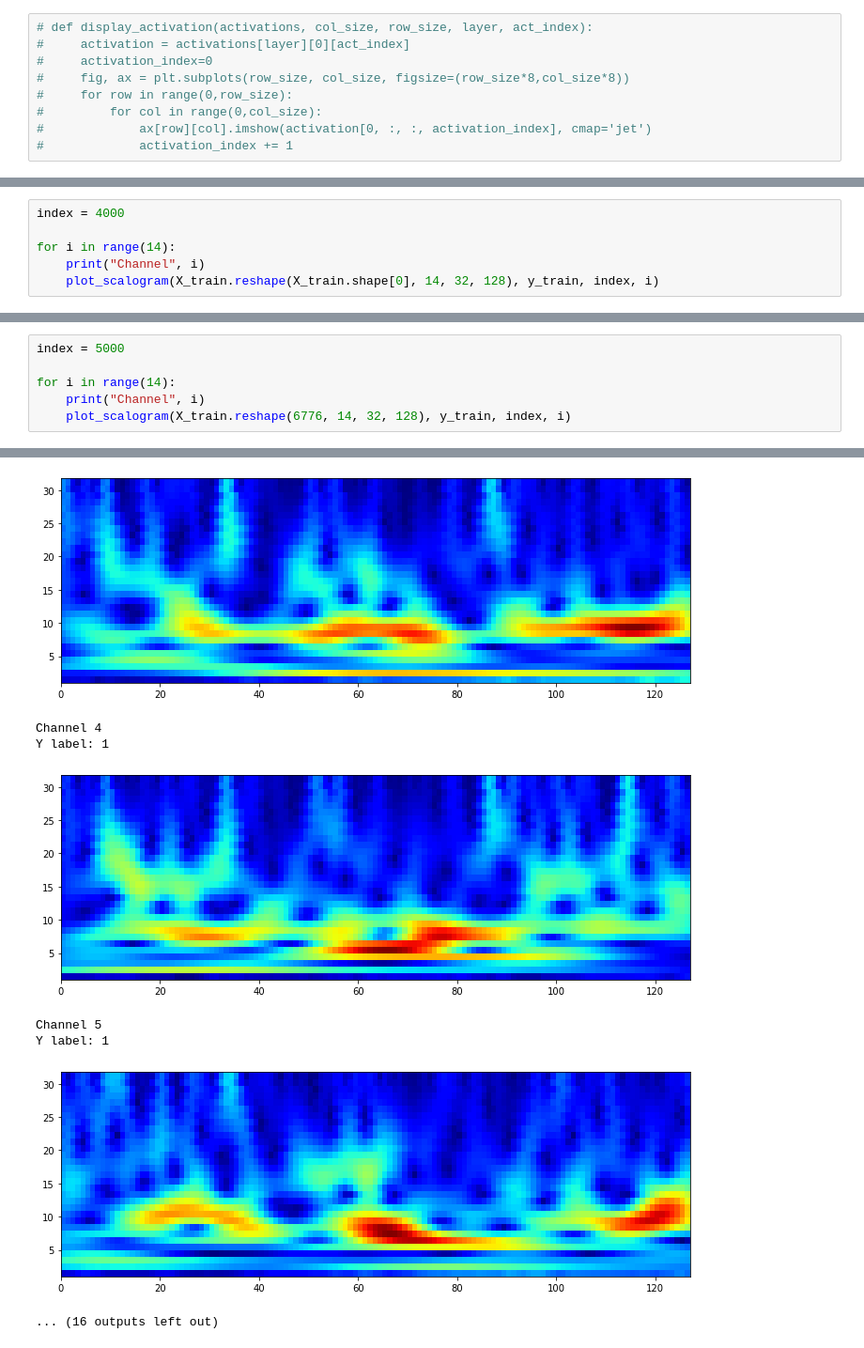
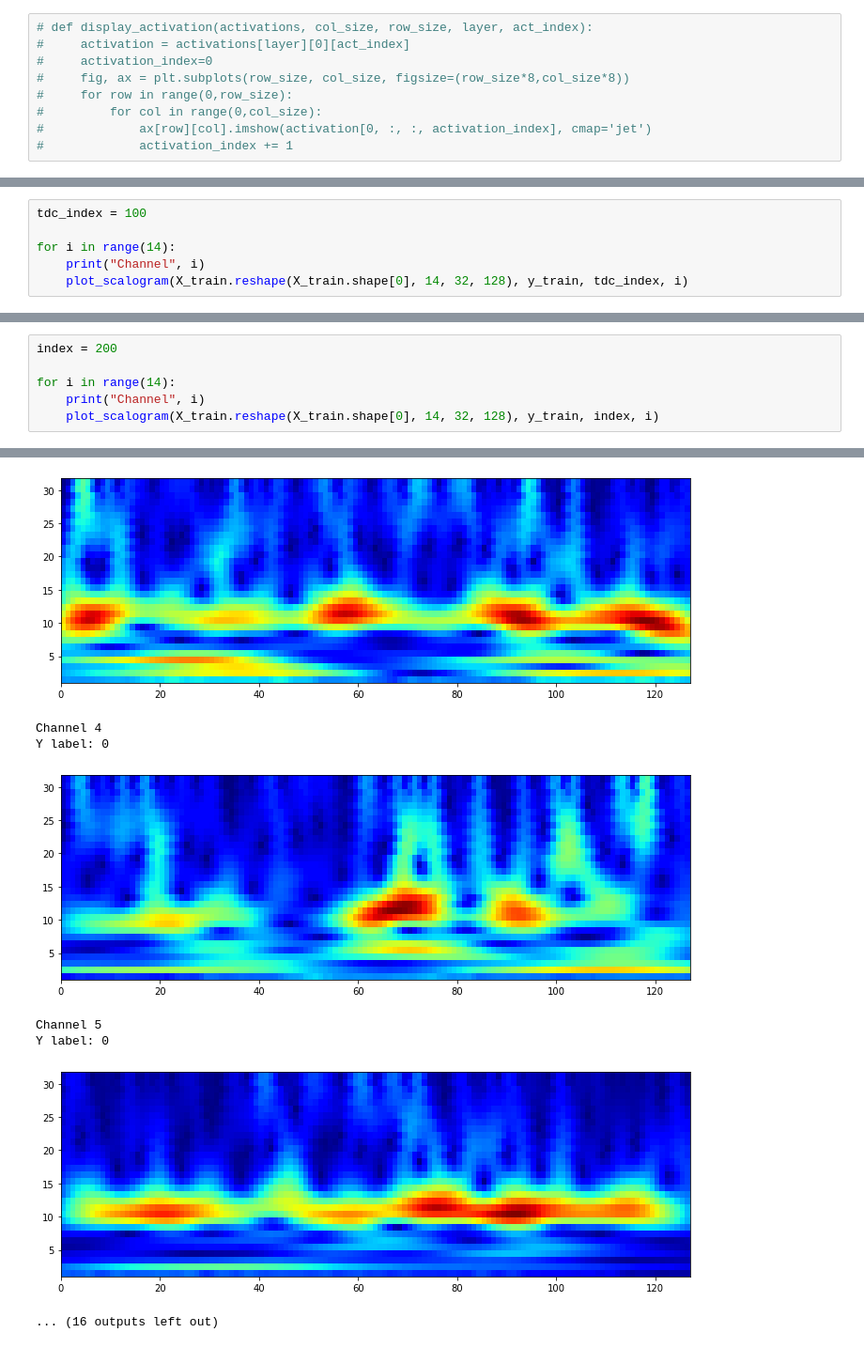
Before and after one commit to Koda98/CSE247-project, a Jupyter notebook: CNN_3D.ipynb, the cells around one changed output, grey strips where cells are left out. Shown at 94% size. Drawn from its saved outputs; the diff is of its cells as text.

```diff
--- a/CNN_3D.ipynb
+++ b/CNN_3D.ipynb
@@ -359,8 +368,8 @@ def display_activation(activations, col_size, row_size, layer, channel):
 # %%
-index = 4000
+tdc_index = 100
 
 for i in range(14):
     print("Channel", i)
-    plot_scalogram(X_train.reshape(X_train.shape[0], 14, 32, 128), y_train, index, i)
+    plot_scalogram(X_train.reshape(X_train.shape[0], 14, 32, 128), y_train, tdc_index, i)
 # %% [output]
 Channel 0
@@ -402,8 +414,8 @@ Prediction: 0.0
 # %%
-index = 5000
+index = 200
 
 for i in range(14):
     print("Channel", i)
-    plot_scalogram(X_train.reshape(6776, 14, 32, 128), y_train, index, i)
+    plot_scalogram(X_train.reshape(X_train.shape[0], 14, 32, 128), y_train, index, i)
 # %% [output]
 Channel 0
@@ -420,9 +432,9 @@ Y label: 1
-[figure, old version]
+[figure, new version]
 Channel 4
-Y label: 1
+Y label: 0
-[figure, old version]
+[figure, new version]
 Channel 5
-Y label: 1
+Y label: 0
-[figure, old version]
+[figure, new version]
 ... (16 outputs left out)
 # %%
```
Also changed, not shown: parts of 12 cells of this notebook, 1 other file.
